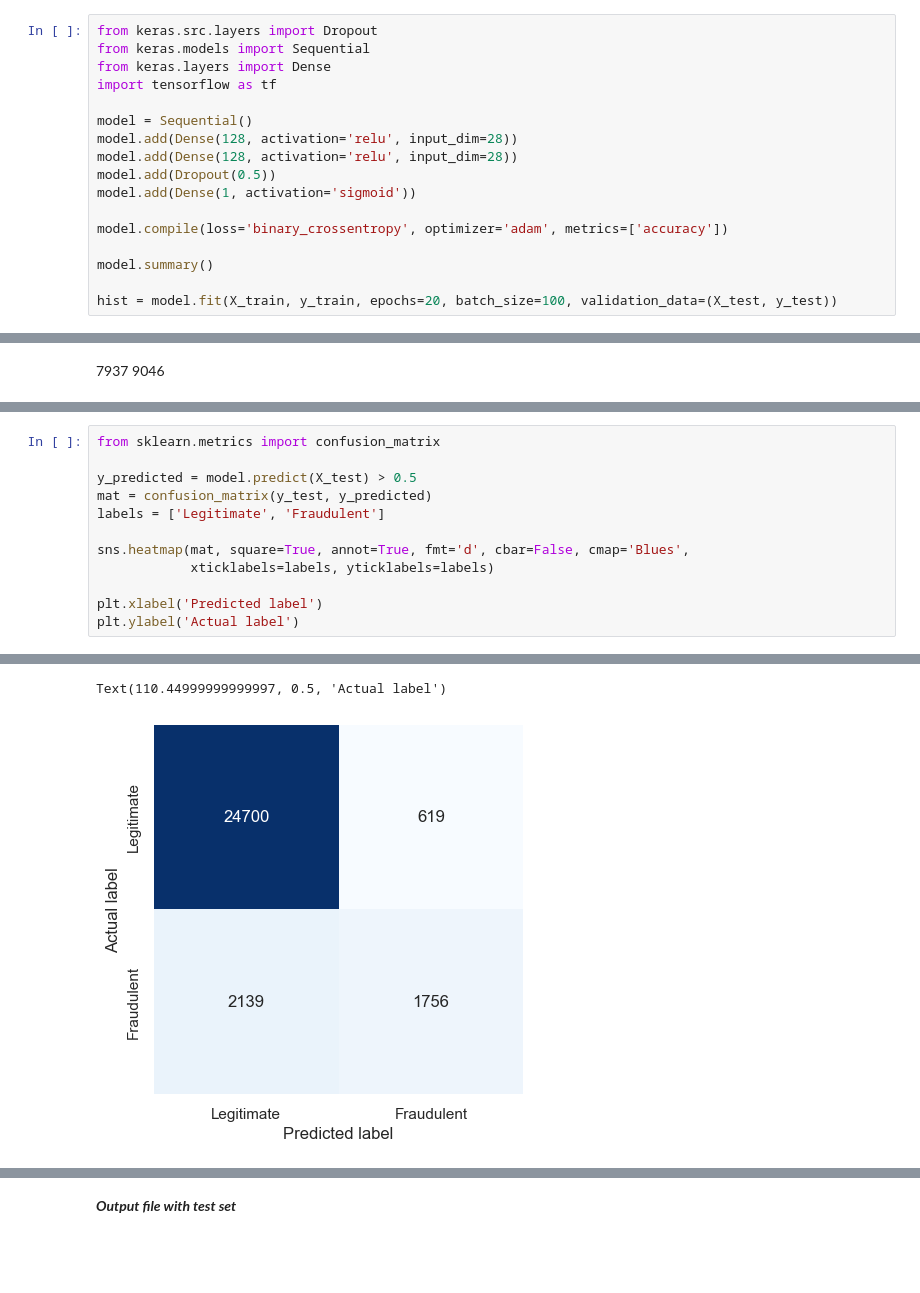
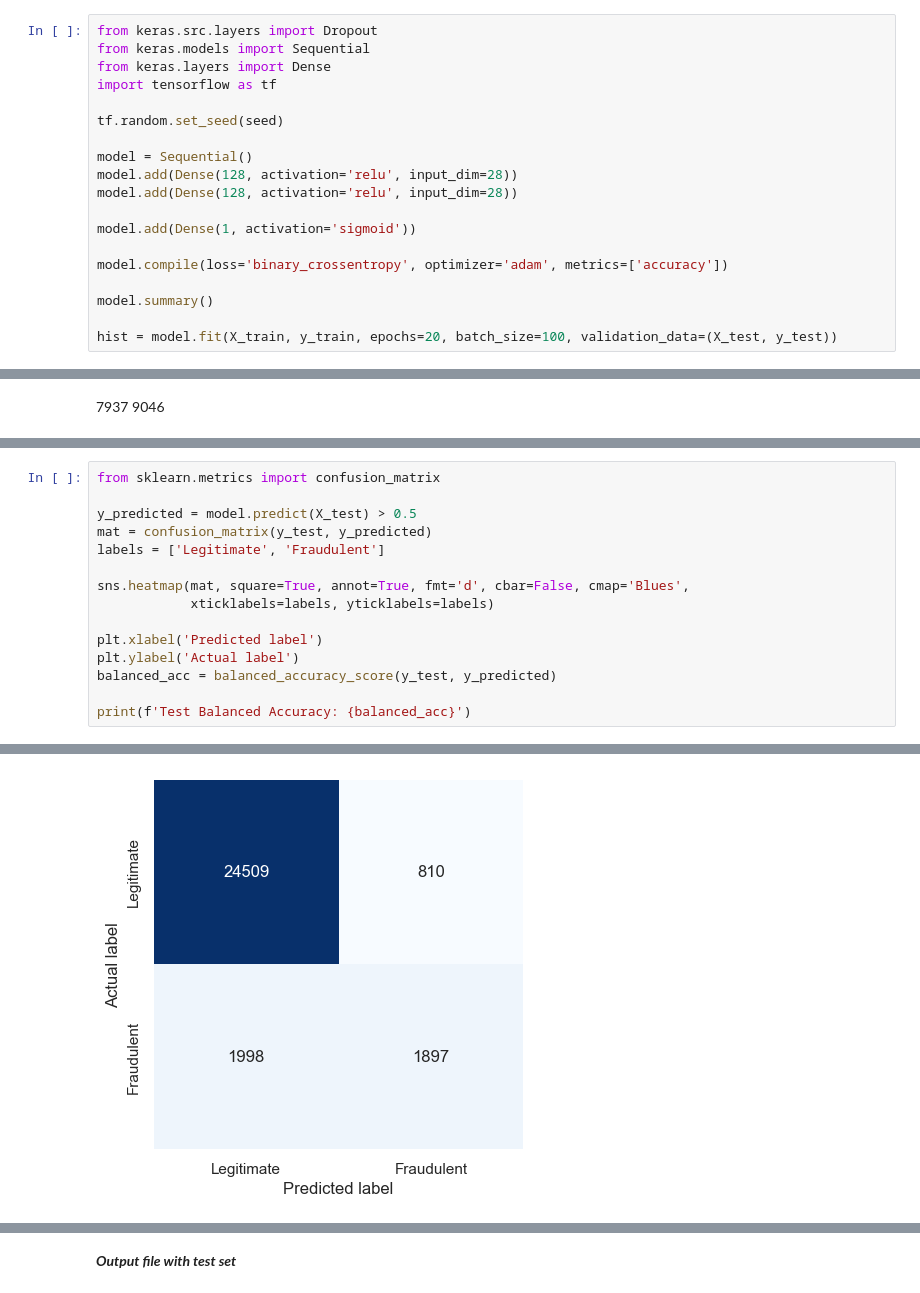
Before and after one commit to MittmannM/AnalyticsCupTUM, a Jupyter notebook: AC_NeuralNetwork.ipynb, the cells around one changed output, grey strips where cells are left out. Saved outputs shown, nothing was run; the diff lists cells and outputs as text; blank space fills up the shorter version.

```diff
--- a/AC_NeuralNetwork.ipynb
+++ b/AC_NeuralNetwork.ipynb
@@ -161,10 +161,12 @@ from keras.models import Sequential
 from keras.layers import Dense
 import tensorflow as tf
 
+tf.random.set_seed(seed)
+
 model = Sequential()
 model.add(Dense(128, activation='relu', input_dim=28))
 model.add(Dense(128, activation='relu', input_dim=28))
-model.add(Dropout(0.5))
+
 model.add(Dense(1, activation='sigmoid'))
 
 model.compile(loss='binary_crossentropy', optimizer='adam', metrics=['accuracy'])
@@ -239,4 +239,7 @@ sns.heatmap(mat, square=True, annot=True, fmt='d', cbar=False, cmap='Blues',
 
 plt.xlabel('Predicted label')
 plt.ylabel('Actual label')
+balanced_acc = balanced_accuracy_score(y_test, y_predicted)
+
+print(f'Test Balanced Accuracy: {balanced_acc}')
 # %% [output]
@@ -244,5 +248,4 @@ plt.ylabel('Actual label')
-Text(110.44999999999997, 0.5, 'Actual label')
-[figure, old version]
+[figure, new version]
 # %%
 
 # Assuming you have the confusion matrix 'mat'
```
Also changed, not shown: parts of 4 cells of this notebook, 2 other files.
